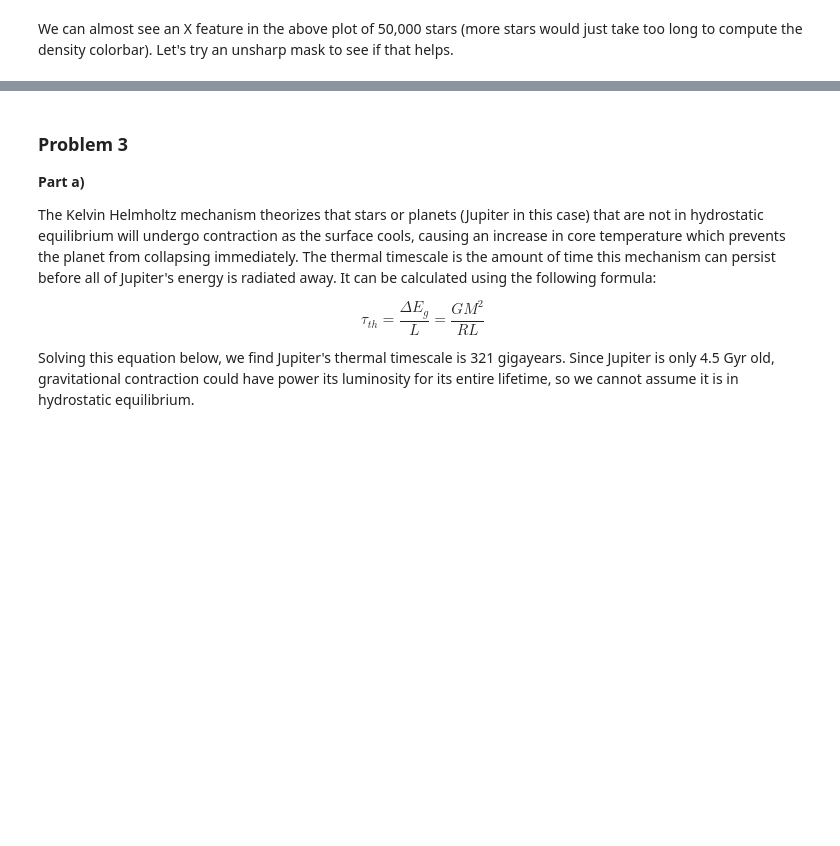
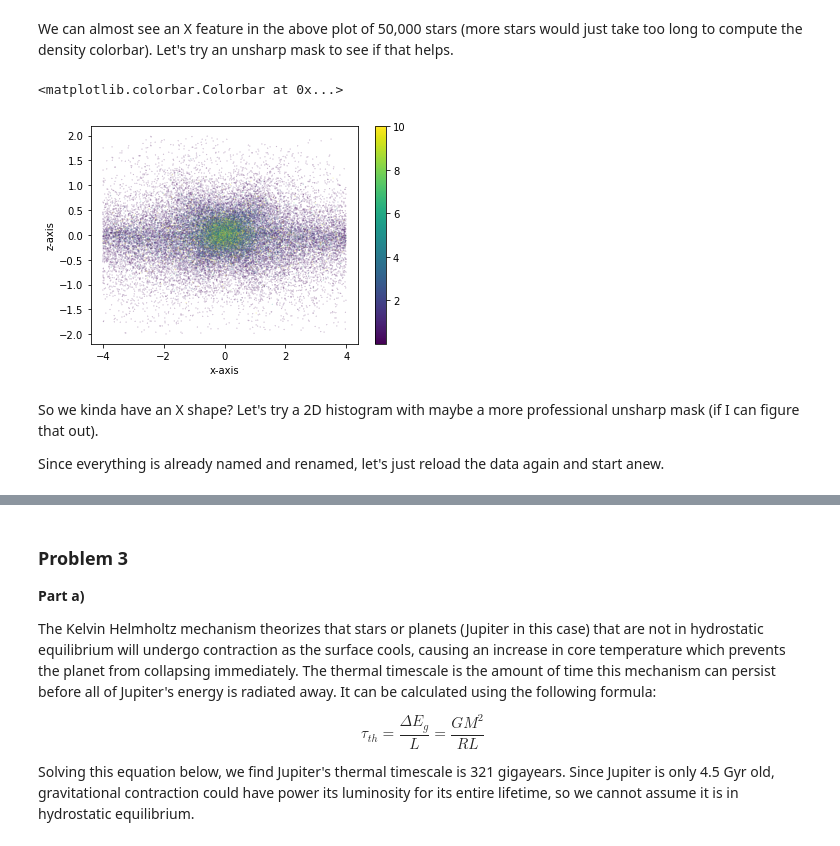
Before and after one commit to yasmeenasali/Modern_Stellar_Astrophysics, a Jupyter notebook: Documents/Modern Stellar Astrophysics/git-projects/Homework 2.ipynb, the cells around one changed output, grey strips where cells are left out. Cells and saved outputs as stored; diff of their text form; code cells hidden in the pictures; blank space fills up the shorter version.

```diff
--- a/Documents/Modern Stellar Astrophysics/git-projects/Homework 2.ipynb
+++ b/Documents/Modern Stellar Astrophysics/git-projects/Homework 2.ipynb
@@ -57,3 +57,25 @@ plt.show()
 [figure]
 # %% [markdown]
 We can almost see an X feature in the above plot of 50,000 stars (more stars would just take too long to compute the density colorbar). Let's try an unsharp mask to see if that helps.
+# %%
+#attempt to do a unsharp mask
+%matplotlib inline
+
+x_fake, z_fake = np.random.normal(0, 1, len(c_num)), np.random.normal(0, 1, len(c_num))
+
+xz_fake = np.vstack([x_fake,z_fake])
+c_fake = gaussian_kde(xz_fake)(xz_fake)
+# %%
+c_new = c_num / c_fake
+# %%
+plt.scatter(x, z, c=c_new, s=0.01, vmax=10)
+plt.xlabel("x-axis", size=10)
+plt.ylabel("z-axis", size=10)
+plt.colorbar()
+# %% [output]
+<matplotlib.colorbar.Colorbar at 0x...>
+[figure, added]
+# %% [markdown]
+So we kinda have an X shape? Let's try a 2D histogram with maybe a more professional unsharp mask (if I can figure that out).
+
+Since everything is already named and renamed, let's just reload the data again and start anew.
```
Also changed, not shown: parts of 4 cells of this notebook.
